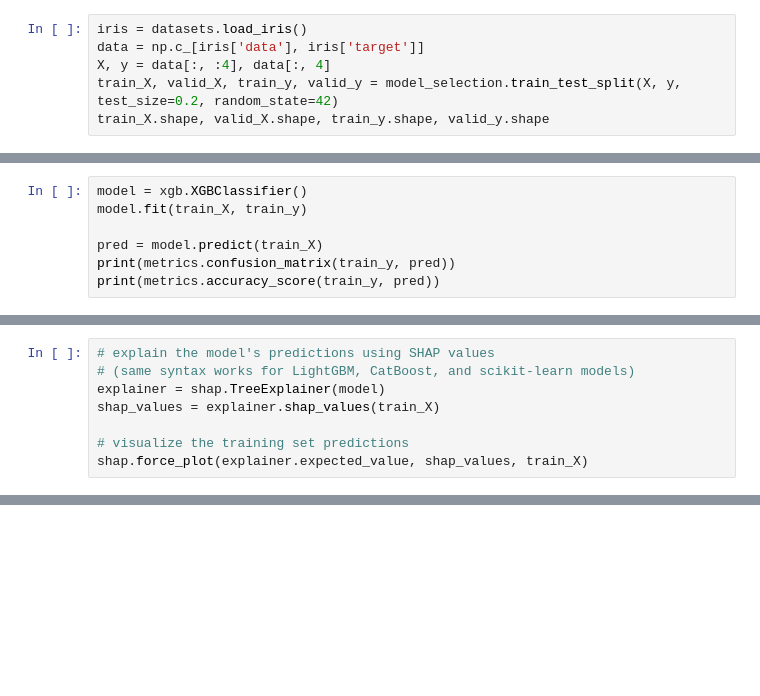
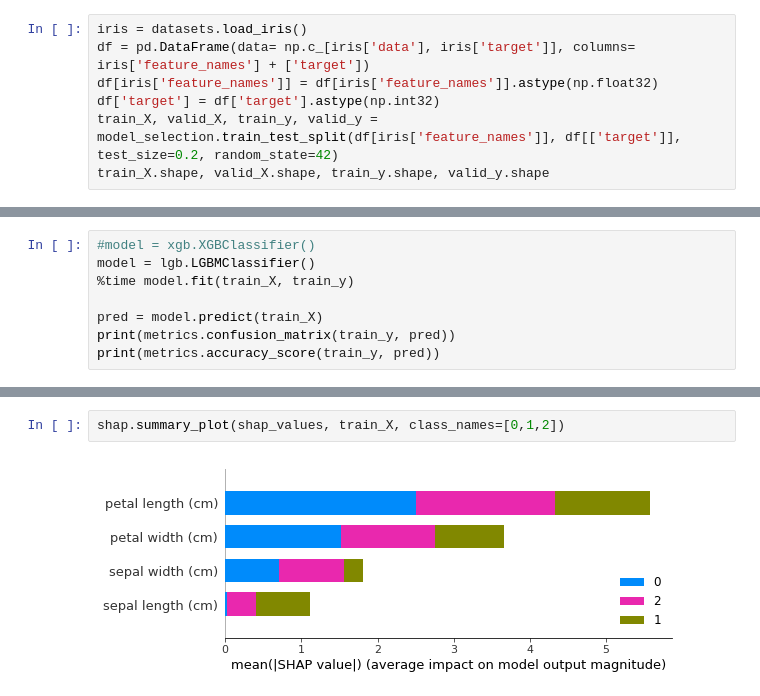
Before and after one commit to Gin04gh/datascience, a Jupyter notebook: samples_python/shap.ipynb, the cells around one changed output, grey strips where cells are left out. Cells and saved outputs as stored; diff of their text form; blank space fills up the shorter version.

Commit message:
update shap

```diff
--- a/samples_python/shap.ipynb
+++ b/samples_python/shap.ipynb
@@ -7,8 +9,9 @@ import xgboost as xgb
 import shap
 # %%
 iris = datasets.load_iris()
-data = np.c_[iris['data'], iris['target']]
-X, y = data[:, :4], data[:, 4]
-train_X, valid_X, train_y, valid_y = model_selection.train_test_split(X, y, test_size=0.2, random_state=42)
+df = pd.DataFrame(data= np.c_[iris['data'], iris['target']], columns= iris['feature_names'] + ['target'])
+df[iris['feature_names']] = df[iris['feature_names']].astype(np.float32)
+df['target'] = df['target'].astype(np.int32)
+train_X, valid_X, train_y, valid_y = model_selection.train_test_split(df[iris['feature_names']], df[['target']], test_size=0.2, random_state=42)
 train_X.shape, valid_X.shape, train_y.shape, valid_y.shape
 # %% [output]
@@ -16,6 +19,7 @@ train_X.shape, valid_X.shape, train_y.shape, valid_y.shape
 # %%
-model = xgb.XGBClassifier()
-model.fit(train_X, train_y)
+#model = xgb.XGBClassifier()
+model = lgb.LGBMClassifier()
+%time model.fit(train_X, train_y)
 
 pred = model.predict(train_X)
 print(metrics.confusion_matrix(train_y, pred))
@@ -28,8 +33,0 @@ print(metrics.accuracy_score(train_y, pred))
-# %%
-# explain the model's predictions using SHAP values
-# (same syntax works for LightGBM, CatBoost, and scikit-learn models)
-explainer = shap.TreeExplainer(model)
-shap_values = explainer.shap_values(train_X)
-
-# visualize the training set predictions
-shap.force_plot(explainer.expected_value, shap_values, train_X)
@@ -37,0 +45,4 @@ AssertionError: The shap_values arg looks looks multi output, try shap_values[i]
+# %%
+shap.summary_plot(shap_values, train_X, class_names=[0,1,2])
+# %% [output]
+[figure, added]
```
Also changed, not shown: parts of 9 cells of this notebook.
